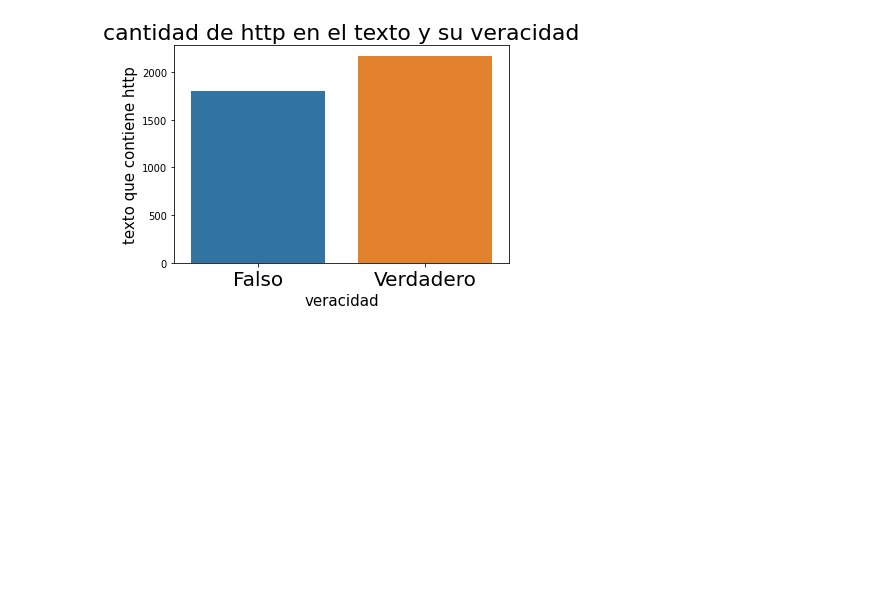
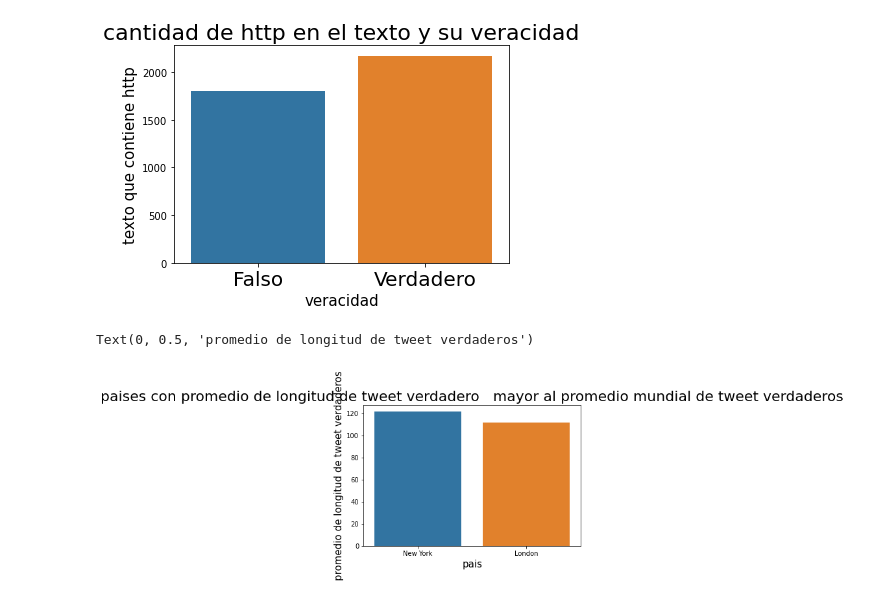
Before and after one commit to tomifarall/Orga-Datos-Tp1, a Jupyter notebook: analisis.ipynb, the cells around one changed output. Saved outputs shown, nothing was run; the diff lists cells and outputs as text; code cells hidden in the pictures; blank space fills up the shorter version.

Commit message:
paises con promedio de longitud de tweet verdadero   mayor al promedio mundial de tweet verdaderos

```diff
--- a/analisis.ipynb
+++ b/analisis.ipynb
@@ -287,0 +290,27 @@ g.set_xticklabels(['Falso','Verdadero'], rotation='horizontal', fontsize=20)
+# %%
+datasinnullos=data.fillna({'location':'nada'})
+mean_by_location_target=datasinnullos.loc[:].groupby(['location','target']).agg({'length':'mean'})
+mean_by_location_target=mean_by_location_target.unstack()
+mean_by_location_target.columns=['meanlenght_falsos','meanlength_verdaderos']
+mean_by_location_target=mean_by_location_target.reset_index()
+#aca agarro los paises con por lo menos 40 tweet hechos, sino da cualquier
+#resultado(paises con un solo tweet que gana al promedio de verdadero o falso)
+boolean_paises_hightcounttweet=datasinnullos.loc[:].groupby('location')['target'].count()>40
+boolean_paises_hightcounttweet=boolean_paises_hightcounttweet.to_frame().reset_index()['target']
+#agrego una columna boolean que calcule antes para filtrar solo paises que sean mayor a 40 tweet
+mean_by_location_target['superalos40tweet']=boolean_paises_hightcounttweet
+mean_by_location_target=mean_by_location_target[mean_by_location_target['superalos40tweet']]
+#meanlength_mundial_false=datasinnullos.groupby('target').agg({'length':'mean'}).unstack()
+#meanlength_mundial_true=datasinnullos.loc[datasinnullos['target']==0,'length'].mean()
+mean_by_location_target['meanlength_mundial_falsos']=95
+mean_by_location_target['meanlength_mundial_verdaderos']=108
+mean_by_location_target['pais_meanlength_mayor_prommundial_true']=mean_by_location_target['meanlength_verdaderos']>mean_by_location_target['meanlength_mundial_verdaderos']
+paisesmenmayoralmeanmundial=mean_by_location_target[mean_by_location_target['pais_meanlength_mayor_prommundial_true']]
+d=paisesmenmayoralmeanmundial[['location','meanlength_verdaderos','meanlength_mundial_verdaderos']].nlargest(9,'meanlength_verdaderos')
+g=sns.barplot(x='location', y='meanlength_verdaderos', data=d)
+g.set_title("paises con promedio de longitud de tweet verdadero   mayor al promedio mundial de tweet verdaderos", fontsize=22)
+g.set_xlabel("pais",fontsize=15)
+g.set_ylabel("promedio de longitud de tweet verdaderos", fontsize=15)
+# %% [output]
+Text(0, 0.5, 'promedio de longitud de tweet verdaderos')
+[figure, added]
```
Also changed, not shown: parts of 5 cells of this notebook.
